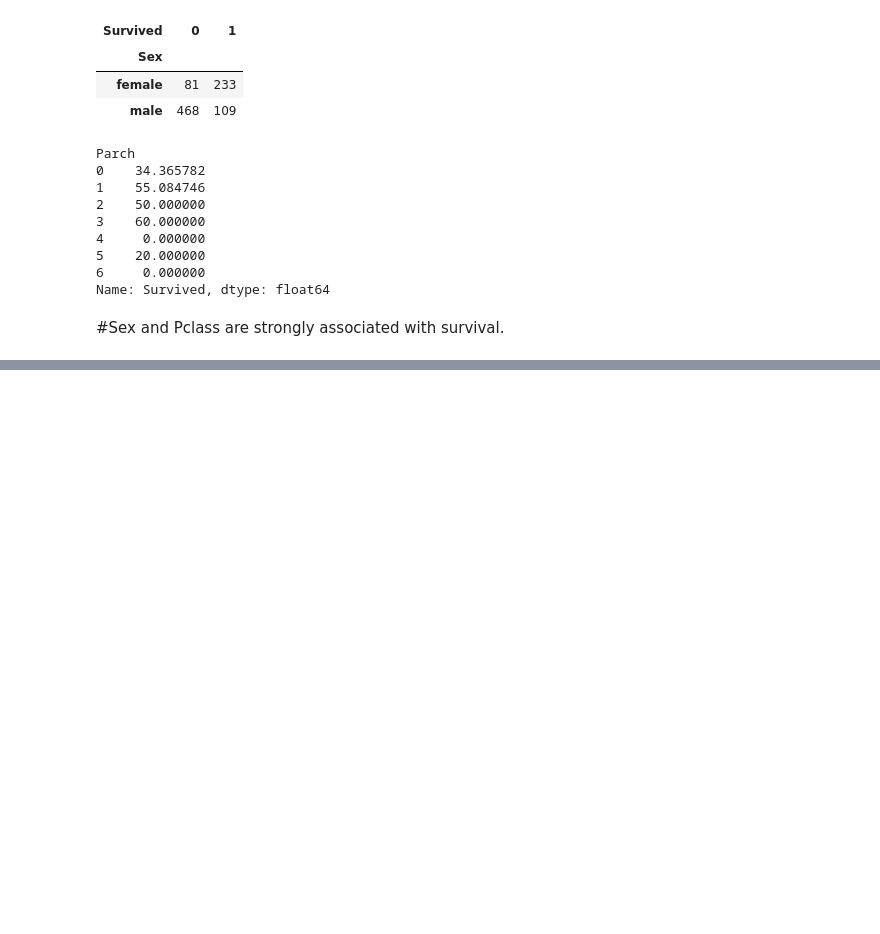
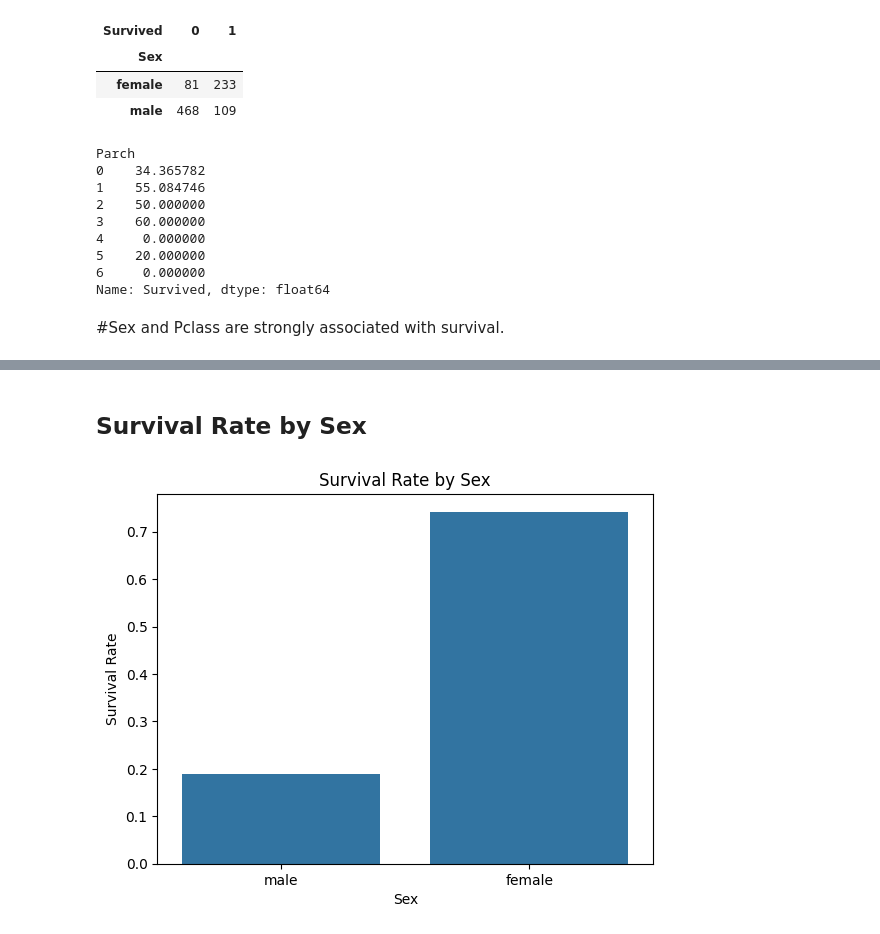
Before and after one commit to BOUTAMGHARINE/kaggle-titanic, a Jupyter notebook: notebook/ main.ipynb, the cells around one changed output, grey strips where cells are left out. Saved outputs shown, nothing was run; the diff lists cells and outputs as text; code cells hidden in the pictures; blank space fills up the shorter version.

```diff
--- a/notebook/ main.ipynb
+++ b/notebook/ main.ipynb
@@ -108,0 +119,12 @@ Name: Survived, dtype: float64
+# %% [markdown]
+## Survival Rate by Sex
+# %%
+sns.barplot(data=train, x="Sex", y="Survived", errorbar=None)
+
+plt.title("Survival Rate by Sex")
+plt.xlabel("Sex")
+plt.ylabel("Survival Rate")
+
+plt.show()
+# %% [output]
+[figure, added]
```
Also changed, not shown: parts of 48 cells of this notebook, 1 other file.
